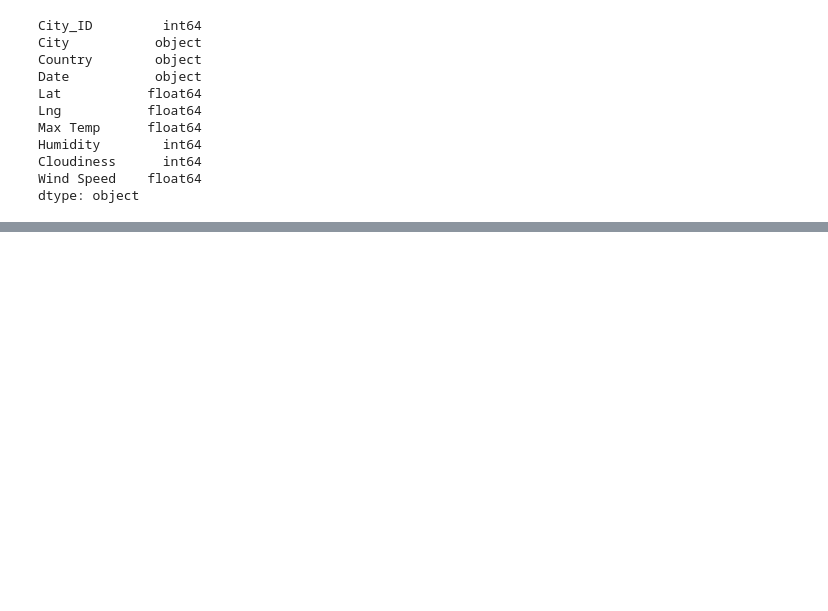
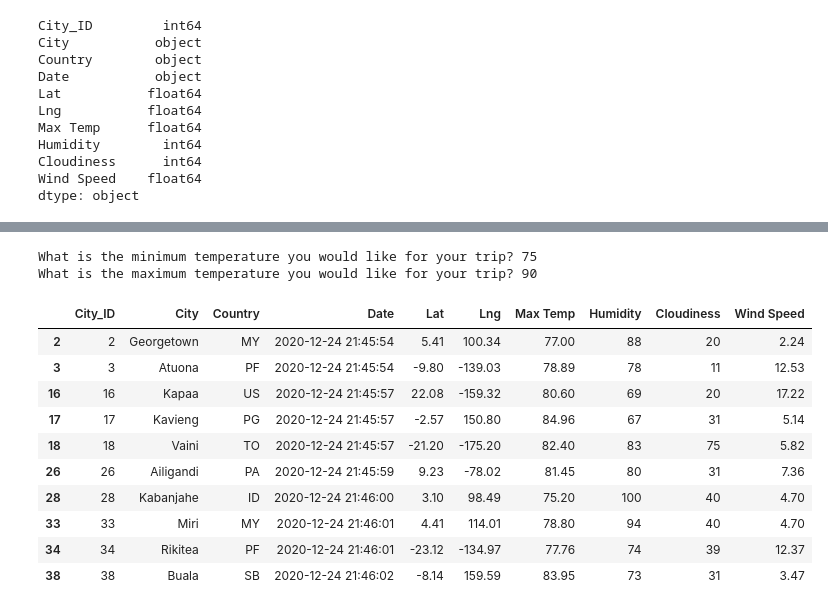
Before and after one commit to arahogc/World_Weather_Analysis, a Jupyter notebook: VacationPy.ipynb, the cells around one changed output, grey strips where cells are left out. Saved outputs shown, nothing was run; the diff lists cells and outputs as text; code cells hidden in the pictures; blank space fills up the shorter version.

```diff
--- a/VacationPy.ipynb
+++ b/VacationPy.ipynb
@@ -92,3 +92,28 @@ fig.add_layer(heat_layer)
 fig
 # %% [output]
 [interactive output not drawn]
+# %%
+# Ask the customer to add a minimum and maximum temperature value.
+min_temp = float(input("What is the minimum temperature you would like for your trip? "))
+max_temp = float(input("What is the maximum temperature you would like for your trip? "))
+# %% [output]
+What is the minimum temperature you would like for your trip? 75
+What is the maximum temperature you would like for your trip? 90
+# %%
+#Filter the dataset to find the cities that fit the criteria
+preferred_cities_df = city_data_df.loc[(city_data_df["Max Temp"] <= max_temp) & \
+                                      (city_data_df["Max Temp"] >= min_temp)]
+
+preferred_cities_df.head(10)
+# %% [output]
+|  | City_ID | City | Country | Date | Lat | Lng | Max Temp | Humidity | Cloudiness | Wind Speed |
+| 2 | 2 | Georgetown | MY | 2020-12-24 21:45:54 | 5.41 | 100.34 | 77.00 | 88 | 20 | 2.24 |
+| 3 | 3 | Atuona | PF | 2020-12-24 21:45:54 | -9.80 | -139.03 | 78.89 | 78 | 11 | 12.53 |
+| 16 | 16 | Kapaa | US | 2020-12-24 21:45:57 | 22.08 | -159.32 | 80.60 | 69 | 20 | 17.22 |
+| 17 | 17 | Kavieng | PG | 2020-12-24 21:45:57 | -2.57 | 150.80 | 84.96 | 67 | 31 | 5.14 |
+| 18 | 18 | Vaini | TO | 2020-12-24 21:45:57 | -21.20 | -175.20 | 82.40 | 83 | 75 | 5.82 |
+| 26 | 26 | Ailigandi | PA | 2020-12-24 21:45:59 | 9.23 | -78.02 | 81.45 | 80 | 31 | 7.36 |
+| 28 | 28 | Kabanjahe | ID | 2020-12-24 21:46:00 | 3.10 | 98.49 | 75.20 | 100 | 40 | 4.70 |
+| 33 | 33 | Miri | MY | 2020-12-24 21:46:01 | 4.41 | 114.01 | 78.80 | 94 | 40 | 4.70 |
+| 34 | 34 | Rikitea | PF | 2020-12-24 21:46:01 | -23.12 | -134.97 | 77.76 | 74 | 39 | 12.37 |
+| 38 | 38 | Buala | SB | 2020-12-24 21:46:02 | -8.14 | 159.59 | 83.95 | 73 | 31 | 3.47 |
```
Also changed, not shown: parts of 8 cells of this notebook, 1 other file.
